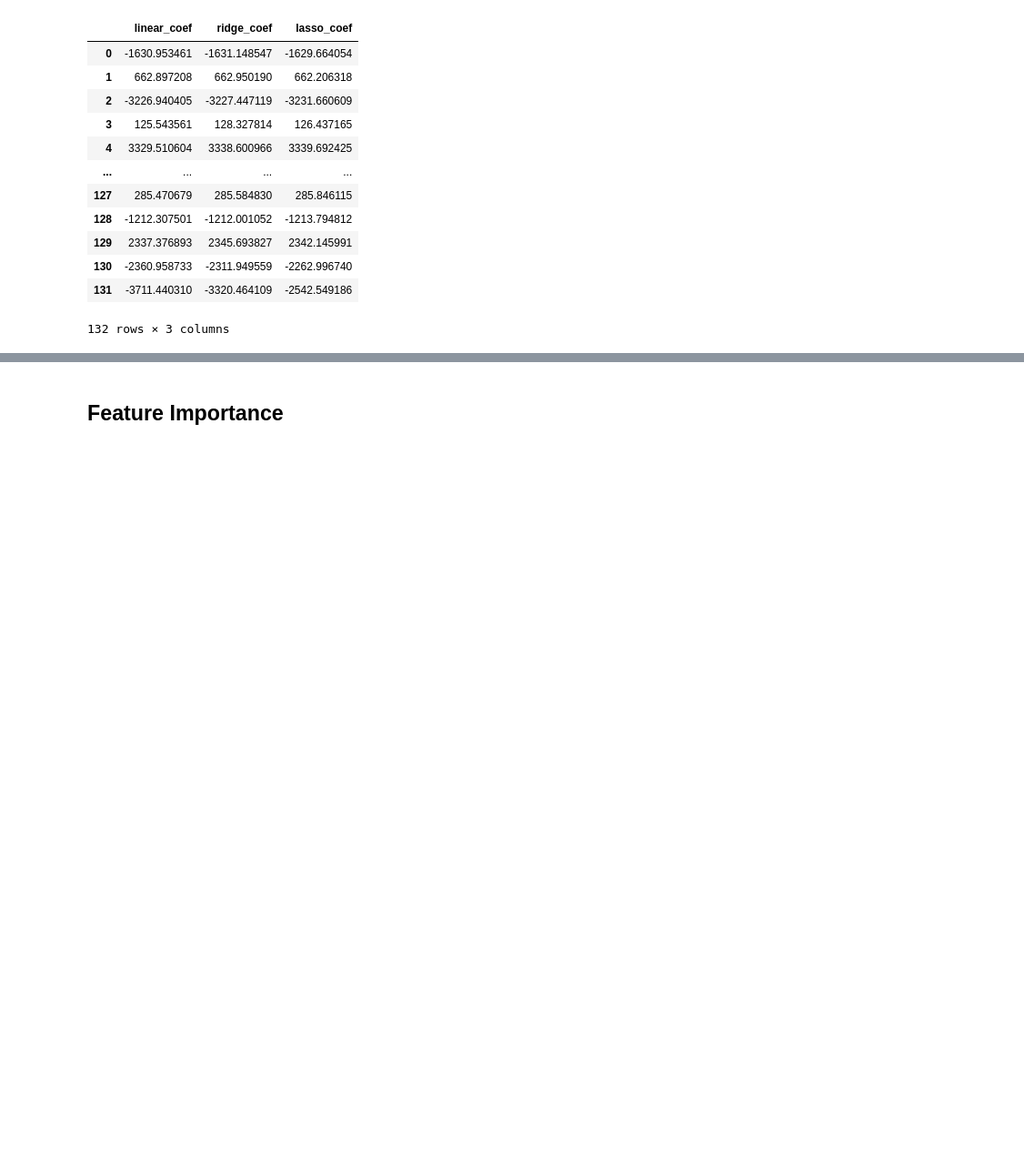
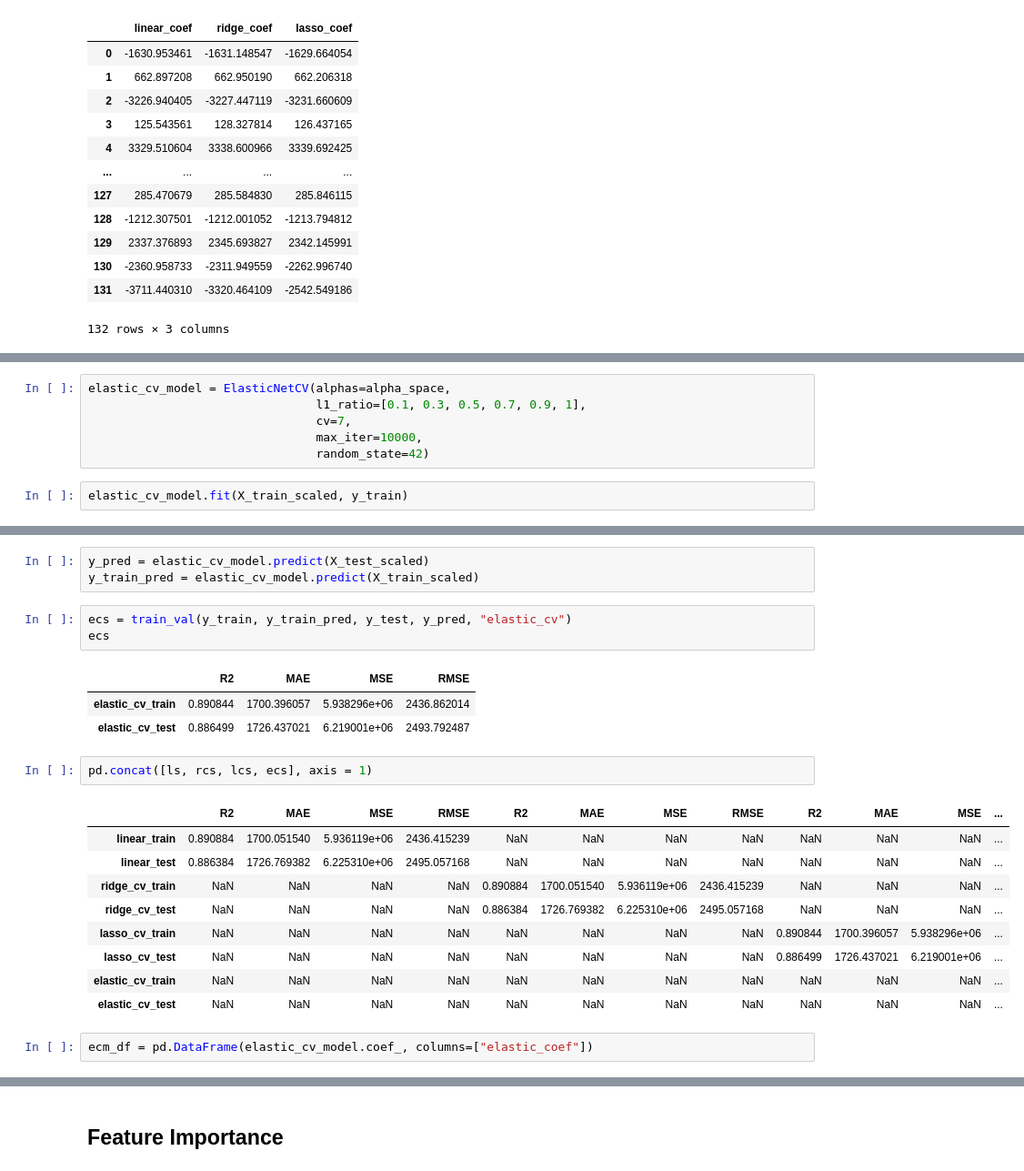
Before and after one commit to ssamiyavuzz/Auto-Scout-Project, a Jupyter notebook: AutoScout_ML_Project.ipynb, the cells around one changed output, grey strips where cells are left out. Shown at 91% size. Drawn from its saved outputs; the diff is of its cells as text; blank space fills up the shorter version.

Commit message:
Build ElasticNet model

```diff
--- a/AutoScout_ML_Project.ipynb
+++ b/AutoScout_ML_Project.ipynb
@@ -872,0 +845,8 @@ pd.concat([lm_df, rcm_df, lcm_df], axis=1)
+# %%
+elastic_cv_model = ElasticNetCV(alphas=alpha_space,
+                                l1_ratio=[0.1, 0.3, 0.5, 0.7, 0.9, 1],
+                                cv=7,
+                                max_iter=10000,
+                                random_state=42)
+# %%
+elastic_cv_model.fit(X_train_scaled, y_train)
@@ -872,0 +899,24 @@ pd.concat([lm_df, rcm_df, lcm_df], axis=1)
+# %%
+y_pred = elastic_cv_model.predict(X_test_scaled)
+y_train_pred = elastic_cv_model.predict(X_train_scaled)
+# %%
+ecs = train_val(y_train, y_train_pred, y_test, y_pred, "elastic_cv")
+ecs
+# %% [output]
+|  | R2 | MAE | MSE | RMSE |
+| elastic_cv_train | 0.890844 | 1700.396057 | 5.938296e+06 | 2436.862014 |
+| elastic_cv_test | 0.886499 | 1726.437021 | 6.219001e+06 | 2493.792487 |
+# %%
+pd.concat([ls, rcs, lcs, ecs], axis = 1)
+# %% [output]
+|  | R2 | MAE | MSE | RMSE | R2 | MAE | MSE | RMSE | R2 | MAE | MSE | ... |
+| linear_train | 0.890884 | 1700.051540 | 5.936119e+06 | 2436.415239 | NaN | NaN | NaN | NaN | NaN | NaN | NaN | ... |
+| linear_test | 0.886384 | 1726.769382 | 6.225310e+06 | 2495.057168 | NaN | NaN | NaN | NaN | NaN | NaN | NaN | ... |
+| ridge_cv_train | NaN | NaN | NaN | NaN | 0.890884 | 1700.051540 | 5.936119e+06 | 2436.415239 | NaN | NaN | NaN | ... |
+| ridge_cv_test | NaN | NaN | NaN | NaN | 0.886384 | 1726.769382 | 6.225310e+06 | 2495.057168 | NaN | NaN | NaN | ... |
+| lasso_cv_train | NaN | NaN | NaN | NaN | NaN | NaN | NaN | NaN | 0.890844 | 1700.396057 | 5.938296e+06 | ... |
+| lasso_cv_test | NaN | NaN | NaN | NaN | NaN | NaN | NaN | NaN | 0.886499 | 1726.437021 | 6.219001e+06 | ... |
+| elastic_cv_train | NaN | NaN | NaN | NaN | NaN | NaN | NaN | NaN | NaN | NaN | NaN | ... |
+| elastic_cv_test | NaN | NaN | NaN | NaN | NaN | NaN | NaN | NaN | NaN | NaN | NaN | ... |
+# %%
+ecm_df = pd.DataFrame(elastic_cv_model.coef_, columns=["elastic_coef"])
```
Also changed, not shown: parts of 10 cells of this notebook.
